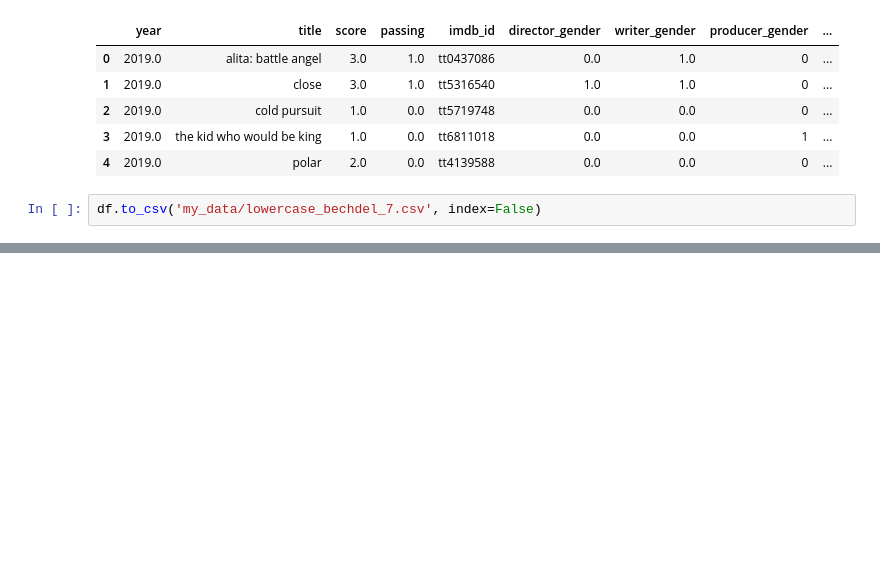
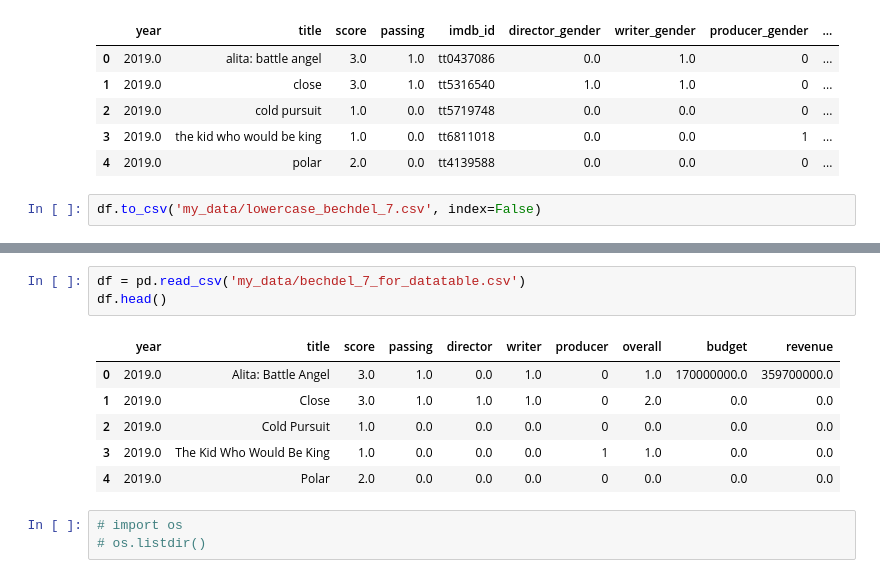
Before and after one commit to MagicMilly/women-in-film-analysis-dashboard, a Jupyter notebook: plotly_visualizations.ipynb, the cells around one changed output, grey strips where cells are left out. Saved outputs shown, nothing was run; the diff lists cells and outputs as text; blank space fills up the shorter version.

```diff
--- a/plotly_visualizations.ipynb
+++ b/plotly_visualizations.ipynb
@@ -745,0 +750,13 @@ df.to_csv('my_data/lowercase_bechdel_7.csv', index=False)
+# %%
+df = pd.read_csv('my_data/bechdel_7_for_datatable.csv')
+df.head()
+# %% [output]
+|  | year | title | score | passing | director | writer | producer | overall | budget | revenue |
+| 0 | 2019.0 | Alita: Battle Angel | 3.0 | 1.0 | 0.0 | 1.0 | 0 | 1.0 | 170000000.0 | 359700000.0 |
+| 1 | 2019.0 | Close | 3.0 | 1.0 | 1.0 | 1.0 | 0 | 2.0 | 0.0 | 0.0 |
+| 2 | 2019.0 | Cold Pursuit | 1.0 | 0.0 | 0.0 | 0.0 | 0 | 0.0 | 0.0 | 0.0 |
+| 3 | 2019.0 | The Kid Who Would Be King | 1.0 | 0.0 | 0.0 | 0.0 | 1 | 1.0 | 0.0 | 0.0 |
+| 4 | 2019.0 | Polar | 2.0 | 0.0 | 0.0 | 0.0 | 0 | 0.0 | 0.0 | 0.0 |
+# %%
+# import os
+# os.listdir()
```
Also changed, not shown: parts of 10 cells of this notebook, 1 other file.
